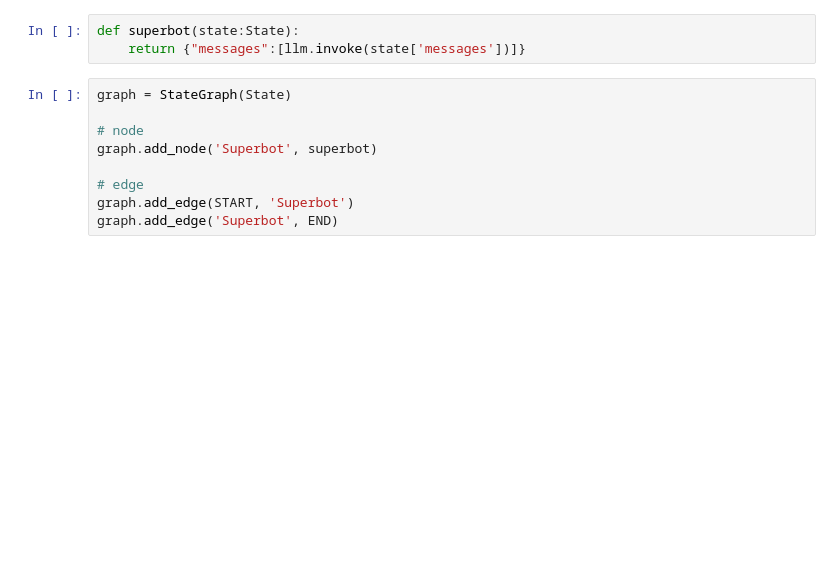
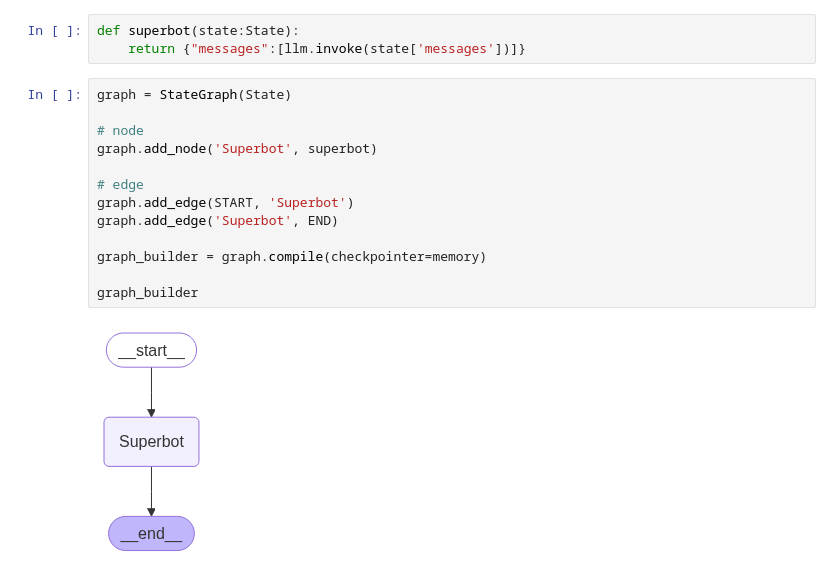
Before and after one commit to pappucode/mcp-with-langgraph, a Jupyter notebook: 1_BasicChatbot/1_basicchatbot.ipynb, the cells around one changed output. Cells and saved outputs as stored; diff of their text form; blank space fills up the shorter version.

```diff
--- a/1_BasicChatbot/1_basicchatbot.ipynb
+++ b/1_BasicChatbot/1_basicchatbot.ipynb
@@ -352,9 +352,15 @@ def superbot(state:State):
 # %%
 graph = StateGraph(State)
 
 # node
 graph.add_node('Superbot', superbot)
 
 # edge
 graph.add_edge(START, 'Superbot')
 graph.add_edge('Superbot', END)
+
+graph_builder = graph.compile(checkpointer=memory)
+
+graph_builder
+# %% [output]
+[figure, added]
```
Also changed, not shown: parts of 7 cells of this notebook, 6 other files.
